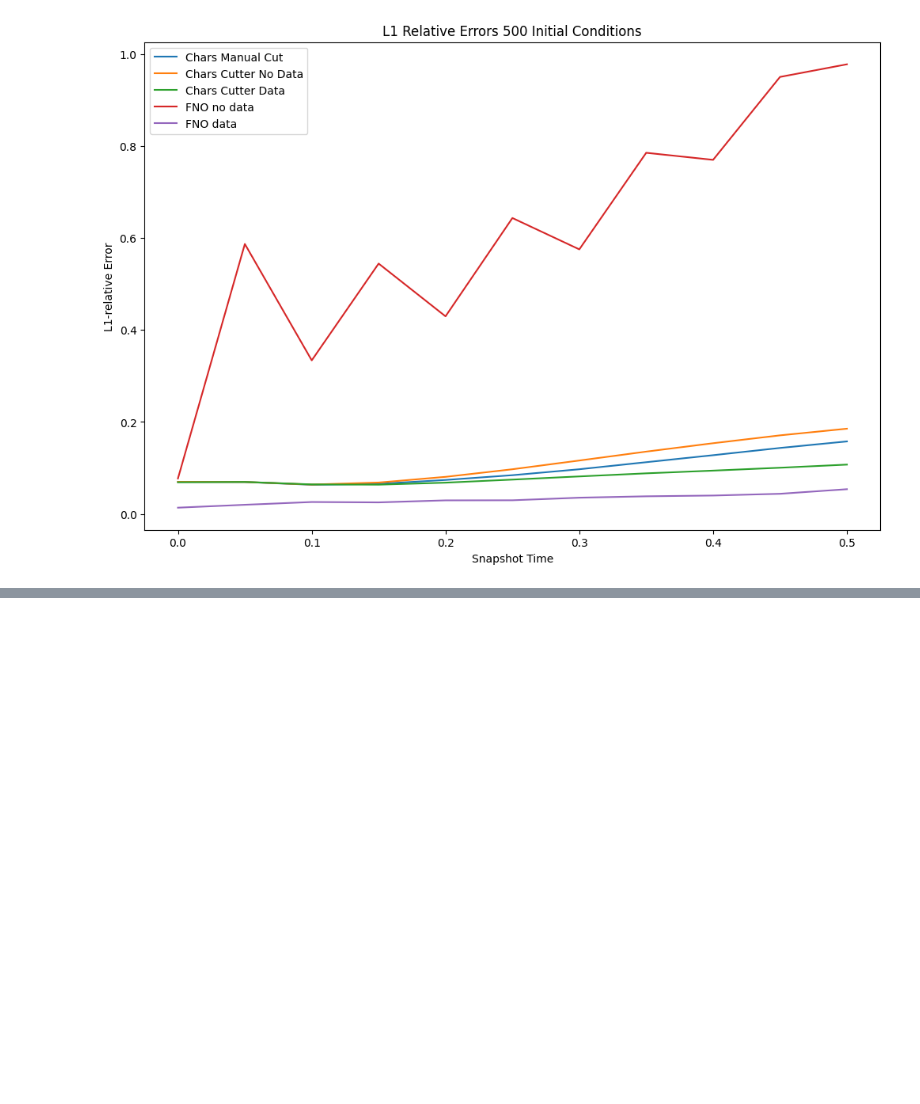
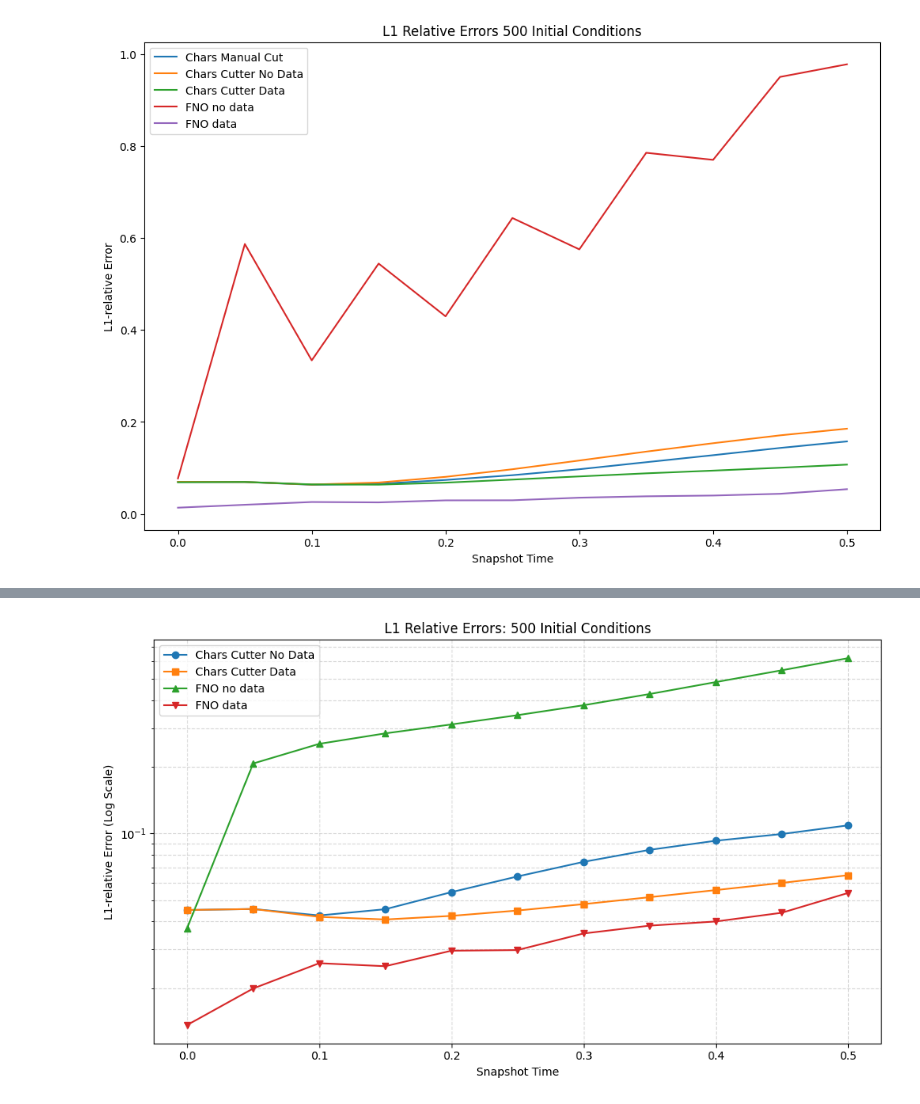
Before and after one commit to nhungpham-418/PI-FNO-reproduce, a Jupyter notebook: Results/test_2d_burgers_xy100_physics.ipynb, the cells around one changed output, grey strips where cells are left out. Cells and saved outputs as stored; diff of their text form; code cells hidden in the pictures; blank space fills up the shorter version.

```diff
--- a/Results/test_2d_burgers_xy100_physics.ipynb
+++ b/Results/test_2d_burgers_xy100_physics.ipynb
@@ -549,0 +576,42 @@ Text(0.5, 1.0, 'L1 Relative Errors 500 Initial Conditions')
+# %%
+import numpy as np
+import matplotlib.pyplot as plt
+
+# Data loading
+# Ensure the path below is correct for your local environment
+try:
+    l1_manual = np.load("/home/tp526/Characteristics/Characteristics-Net/Results/errors/burgers_2d_post_manual_relative_l1.npy")
+    manual_mean = l1_manual.mean(axis=0)
+except FileNotFoundError:
+    manual_mean = None
+
+l1_cutter_no_data = np.array([0.04507336, 0.04557464, 0.04259551, 0.04545919, 0.05430421, 0.06393958, 0.07443348, 0.08437167, 0.09275583, 0.09948538, 0.10885136])
+l1_cutter_data = np.array([0.04507284, 0.04556734, 0.04197524, 0.04083678, 0.04240464, 0.04483353, 0.04792323, 0.05152054, 0.05546972, 0.05978041, 0.06476003])
+l1_fno_no_data = np.array([0.03729195, 0.20742485, 0.2546008, 0.28391418, 0.31162032, 0.34316844, 0.3805836, 0.42774433, 0.48435116, 0.5477493, 0.6212848])
+l1_fno_data = np.array([0.0136, 0.0199, 0.0259, 0.0251, 0.0295, 0.0297, 0.0353, 0.0383, 0.0400, 0.0438, 0.0538])
+
+x = np.linspace(0, 0.5, 11)
+
+plt.figure(figsize=(10, 6))
+
+# Plot existing data
+# if manual_mean is not None:
+#     plt.plot(x, manual_mean, 'k--', label="Chars Manual Cut", linewidth=2)
+
+plt.plot(x, l1_cutter_no_data, 'o-', label="Chars Cutter No Data")
+plt.plot(x, l1_cutter_data, 's-', label="Chars Cutter Data")
+plt.plot(x, l1_fno_no_data, '^-', label="FNO no data")
+plt.plot(x, l1_fno_data, 'v-', label="FNO data")
+
+# Log scale configuration
+plt.yscale('log')
+plt.xlabel("Snapshot Time")
+plt.ylabel("L1-relative Error (Log Scale)")
+plt.title("L1 Relative Errors: 500 Initial Conditions")
+plt.legend()
+plt.grid(True, which="both", ls="--", alpha=0.5)
+
+plt.tight_layout()
+plt.show()
+# %% [output]
+[figure, added]
```
Also changed, not shown: parts of 7 cells of this notebook, 6 other files.
